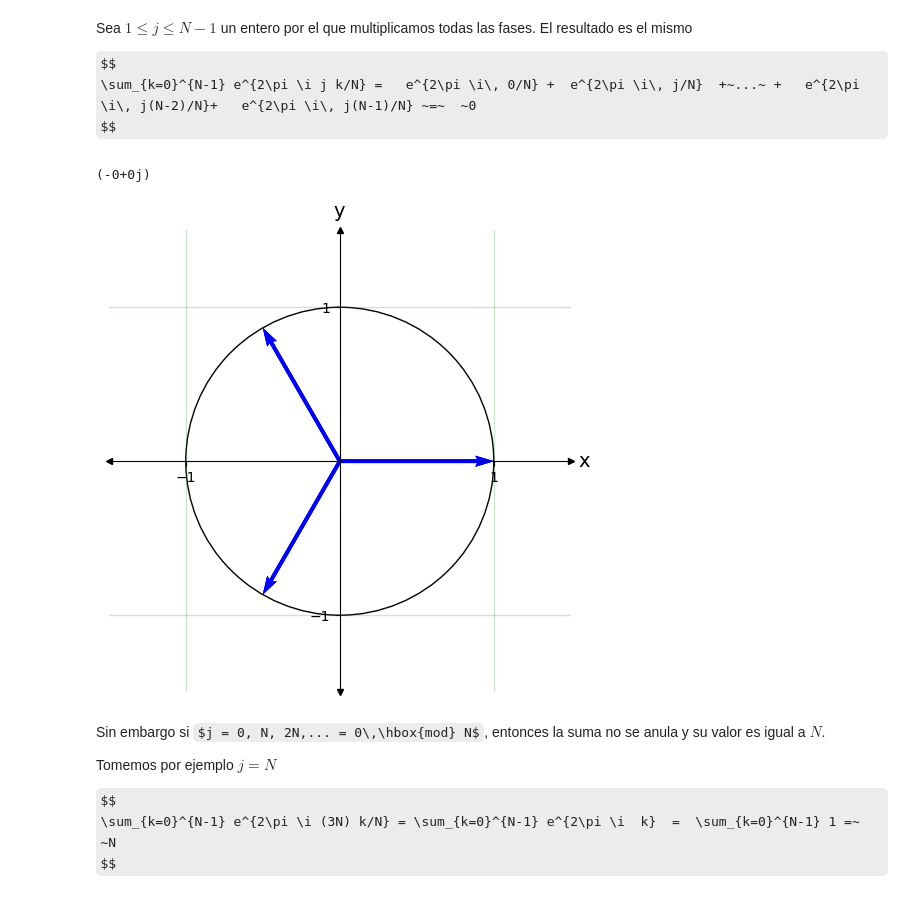
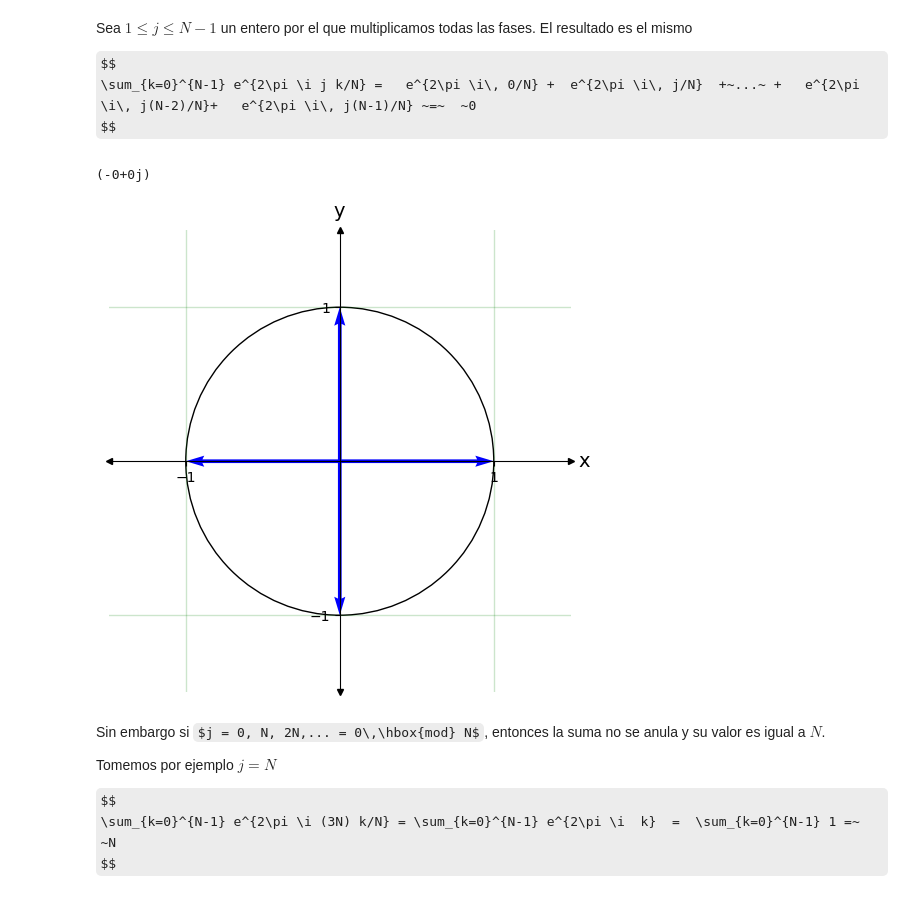
Before and after one commit to jamasole/FICC_notebook, a Jupyter notebook: 01_Formalismo/01_Numeros_Complejos.ipynb, the cells around one changed output. Saved outputs shown, nothing was run; the diff lists cells and outputs as text; code cells hidden in the pictures; some formulas as TeX source.

```diff
--- a/01_Formalismo/01_Numeros_Complejos.ipynb
+++ b/01_Formalismo/01_Numeros_Complejos.ipynb
@@ -546,28 +541,29 @@ $$
  $$
 # %%
 # cambiar el número N
-N=9
+N=4
 rho=1
-j=3
+j=1
 ''' Creamos las fases'''
 lista_de_fases=np.exp(2*j*np.pi*1j*np.array(range(N))/N)
 #print('lista de fases =', np.round(lista_de_fases,2))
 
 
 ''' Dibujamos los números complejos '''
 tQ.plot_2D_plane(fsize=(6,6))
 for vec in rho*lista_de_fases:
     tQ.draw_vector(x=vec.real,y=vec.imag)
 
+
 #draw_unit_circle()
 plt.gca().add_patch(plt.Circle((0.,0.),1.,color='black',fill=False))
 
 ''' Calculamos la suma. '''
 #print(lista_de_fases)
 print(np.round(sum(rho*lista_de_fases),10))
 # %% [output]
 (-0+0j)
-[figure, old version]
+[figure, new version]
 # %% [markdown]
 Sin embargo si $j = 0, N, 2N,... = 0\,\hbox{mod} N$, entonces la suma no se anula y su valor es igual a $N$.
 
```
Also changed, not shown: parts of 2 cells of this notebook, 1 other file.
